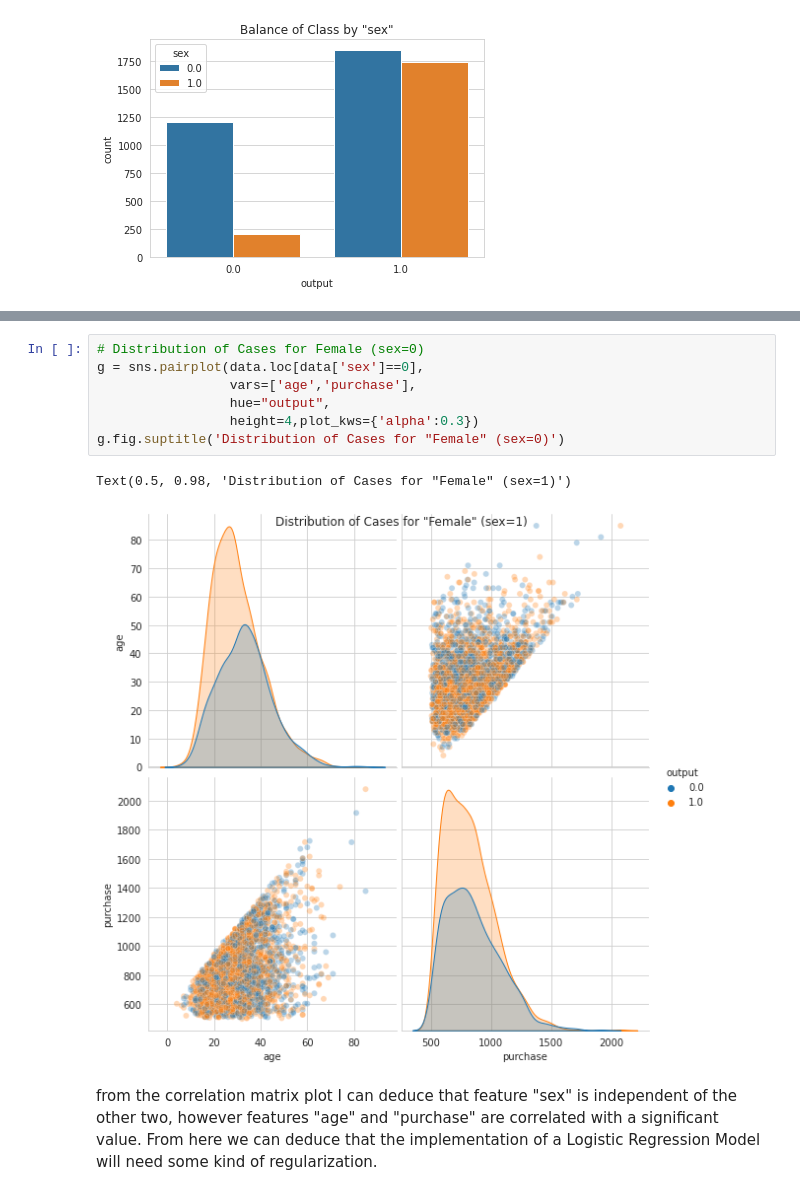
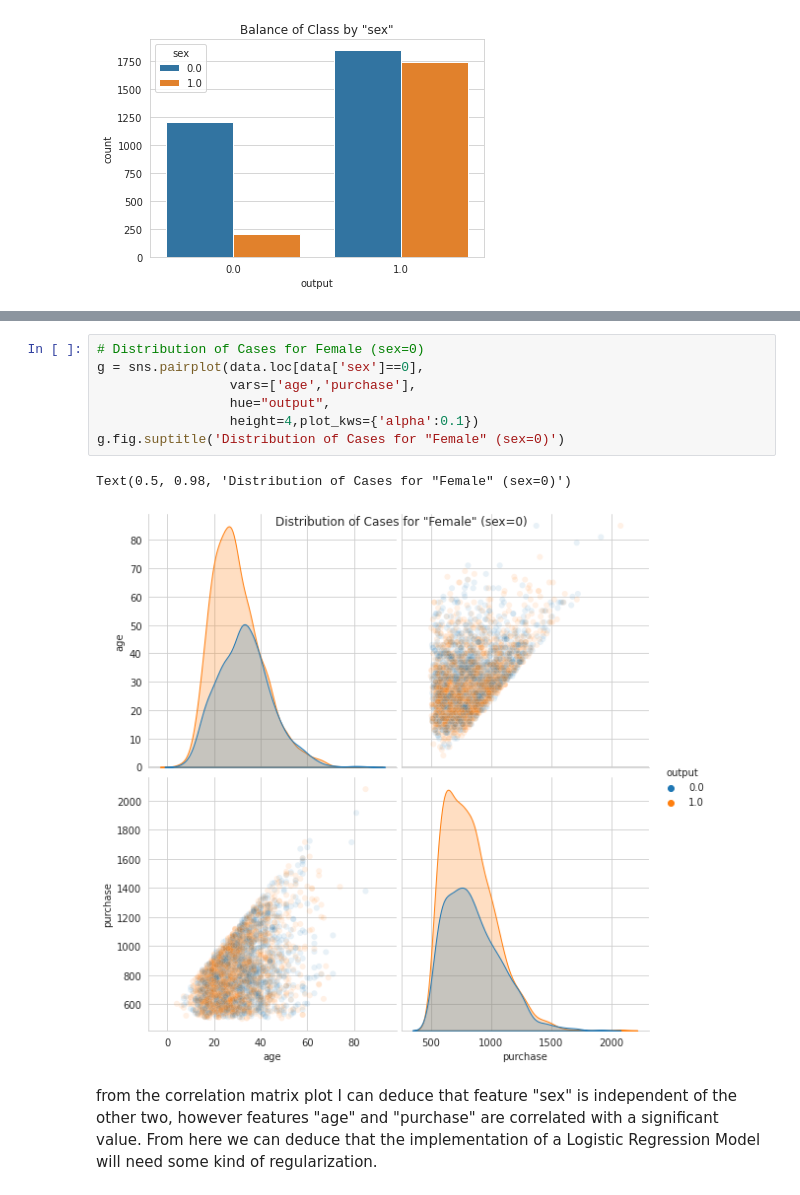
Before and after one commit to ebernatene/faire-ai, a Jupyter notebook: notebooks/FAIRE-AI.ipynb, the cells around one changed output, grey strips where cells are left out. Saved outputs shown, nothing was run; the diff lists cells and outputs as text.

```diff
--- a/notebooks/FAIRE-AI.ipynb
+++ b/notebooks/FAIRE-AI.ipynb
@@ -187,13 +196,13 @@ Text(0.5, 0.98, 'Distribution of Cases for "Male" (sex=1)')
 # %%
 # Distribution of Cases for Female (sex=0)
 g = sns.pairplot(data.loc[data['sex']==0],
                  vars=['age','purchase'],
                  hue="output",
-                 height=4,plot_kws={'alpha':0.3})
+                 height=4,plot_kws={'alpha':0.1})
 g.fig.suptitle('Distribution of Cases for "Female" (sex=0)')
 # %% [output]
-Text(0.5, 0.98, 'Distribution of Cases for "Female" (sex=1)')
+Text(0.5, 0.98, 'Distribution of Cases for "Female" (sex=0)')
-[figure, old version]
+[figure, new version]
 # %% [markdown]
 from the correlation matrix plot I can deduce that feature "sex" is independent of the other two, however features "age" and "purchase" are correlated with a significant value. From here we can deduce that the implementation of a Logistic Regression Model will need some kind of regularization.
 # %%
```
Also changed, not shown: parts of 18 cells of this notebook.
